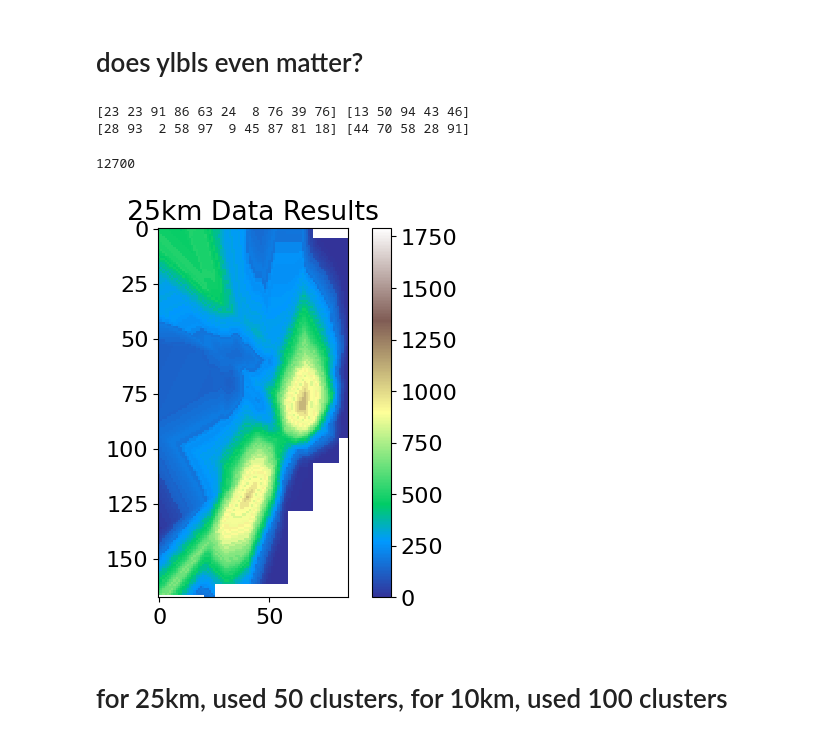
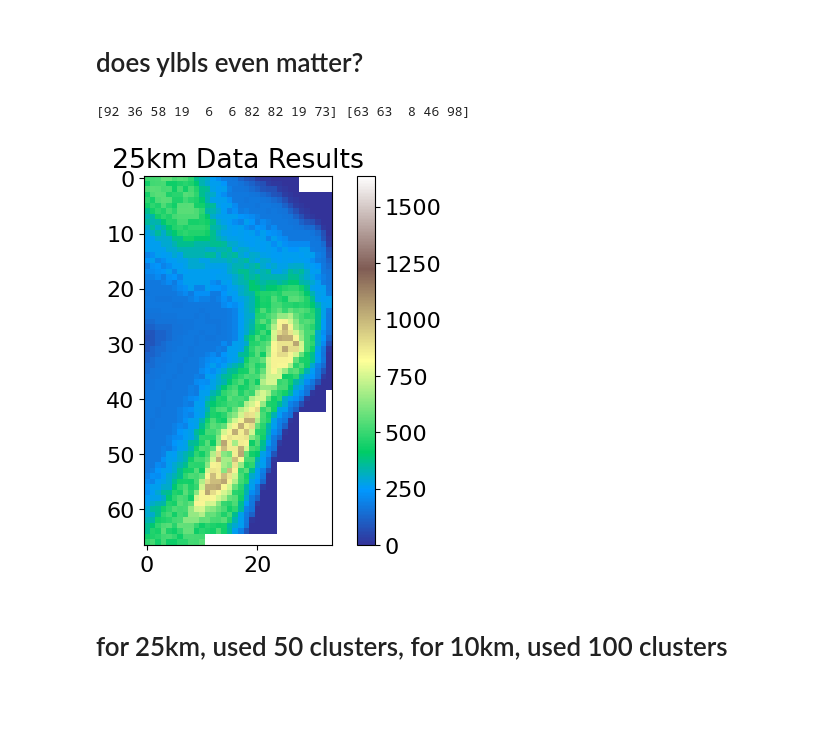
Before and after one commit to jyhong05/CFL_Research, a Jupyter notebook: altitude_extraction/run_cfl.ipynb, the cells around one changed output. Cells and saved outputs as stored; diff of their text form; code cells hidden in the pictures; blank space fills up the shorter version.

```diff
--- a/altitude_extraction/run_cfl.ipynb
+++ b/altitude_extraction/run_cfl.ipynb
@@ -201,10 +148,9 @@ Experiment training complete.
 # does ylbls even matter?
 # %%
 xlbls = results['CauseClusterer']['x_lbls']
-ylbls = results['EffectClusterer']['y_lbls']
+# ylbls = results['EffectClusterer']['y_lbls']
 
 print(xlbls[:10], xlbls[-5:])
-print(ylbls[:10], ylbls[-5:])
+# print(ylbls[:10], ylbls[-5:])
 # %% [output]
-[23 23 91 86 63 24  8 76 39 76] [13 50 94 43 46]
-[28 93  2 58 97  9 45 87 81 18] [44 70 58 28 91]
+[92 36 58 19  6  6 82 82 19 73] [63 63  8 46 98]
@@ -257,21 +157,6 @@ def plot_groups(xlbls, title='Reconstructed Terrain'):
-# %%
-# xlbls = results['CauseClusterer']['x_lbls']
-# ylbls = results['EffectClusterer']['y_lbls']
-
-'''elevations = list(data['elevation'])
-ylbl_avgs = {ylbl:[] for ylbl in set(ylbls)}
-
-for i, ylbl in enumerate(ylbls):
-    ylbl_avgs[ylbl].append(elevations[i])
-
-for key, arr in zip(ylbl_avgs.keys(), ylbl_avgs.values()):
-    ylbl_avgs[key] = sum(arr)/len(arr)
-
-print(ylbl_avgs)'''
-
-plot_groups(xlbls, title='25km Data Results')
-# %% [output]
-12700
-[figure, removed]
+# %%
+reconstruct_alts = reconstruct_groups(data, xlbls, title='25km Data Results')
+# %% [output]
+[figure, added]
 # %% [markdown]
 # for 25km, used 50 clusters, for 10km, used 100 clusters
```
Also changed, not shown: parts of 10 cells of this notebook, 16 other files.
